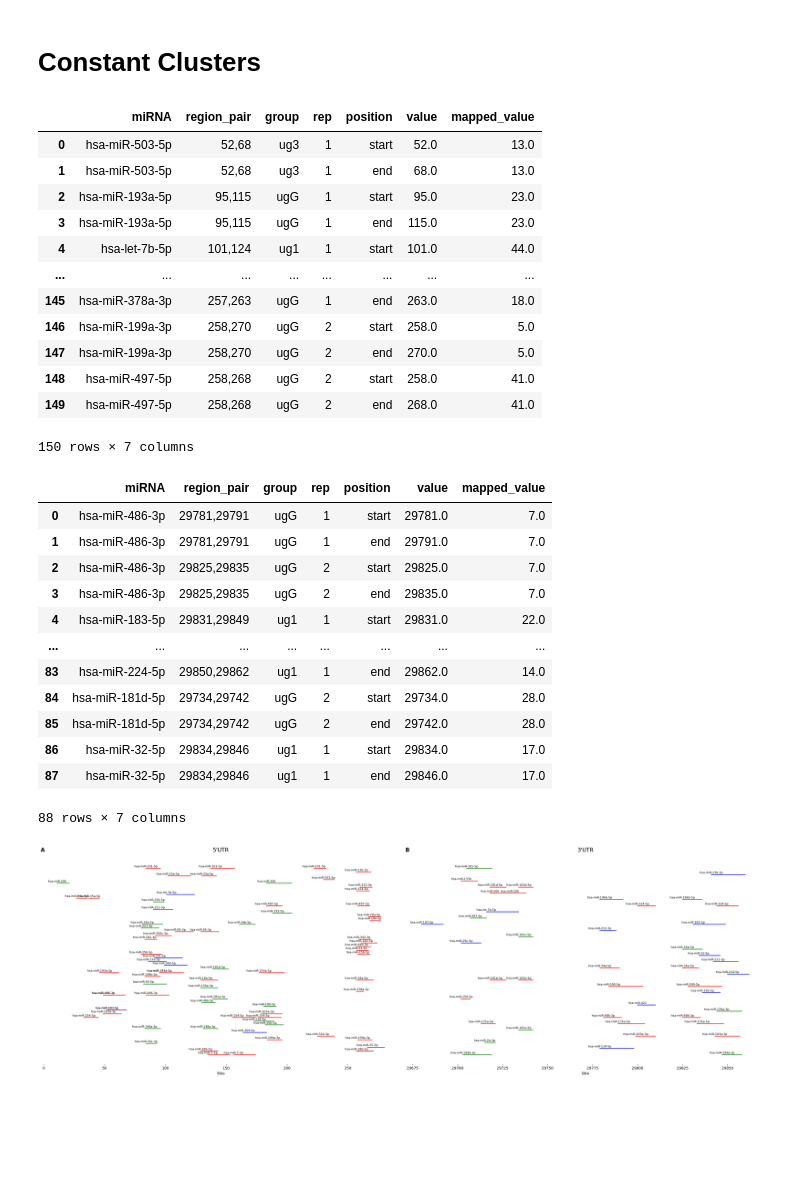
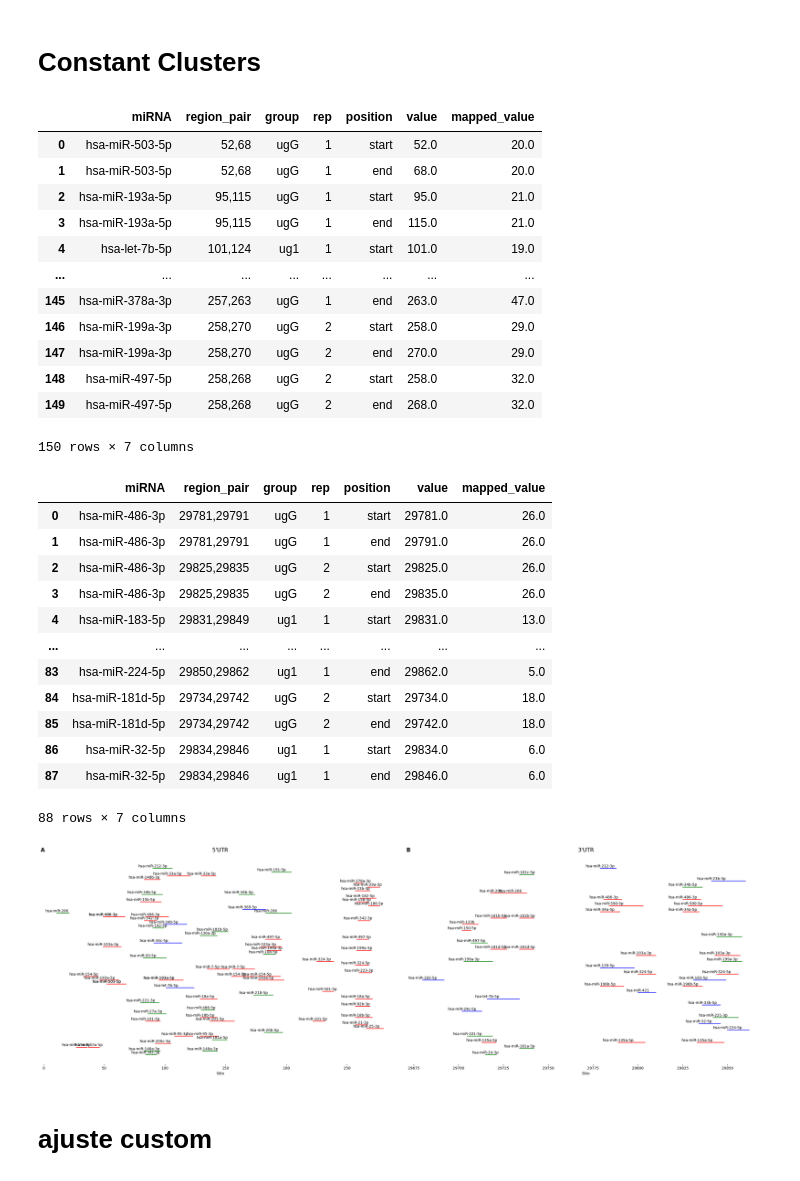
Before and after one commit to FerAmbriz/SelectionPatternsSARSCoV2, a Jupyter notebook: scr/Plot_miRNA.ipynb, the cells around one changed output. Cells and saved outputs as stored; diff of their text form; code cells hidden in the pictures; blank space fills up the shorter version.

```diff
--- a/scr/Plot_miRNA.ipynb
+++ b/scr/Plot_miRNA.ipynb
@@ -683,0 +398,22 @@ df_result2.drop([14,15,16,17,18,19, 26,27,28,29,30,31,32,33,
+# %%
+df_result1.loc[df_result1['group'] != 'ugG', 'mapped_value'] = df_result1.loc[df_result1['group'] != 'ugG', 'mapped_value'].apply(lambda x: x + 35)
+df_result2.loc[df_result2['group'] != 'ugG', 'mapped_value'] = df_result2.loc[df_result2['group'] != 'ugG', 'mapped_value'].apply(lambda x: x + 15)
+
+df_result1.loc[df_result1['miRNA'] == 'hsa-miR-7-1-3p', 'mapped_value'] = df_result1.loc[df_result1['miRNA'] == 'hsa-miR-7-1-3p', 'mapped_value'].apply(lambda x: x - 10)
+df_result1.loc[df_result1['miRNA'] == 'hsa-miR-124-3p', 'mapped_value'] = df_result1.loc[df_result1['miRNA'] == 'hsa-miR-124-3p', 'mapped_value'].apply(lambda x: x - 28)
+df_result1.loc[df_result1['miRNA'] == 'hsa-miR-503-5p', 'mapped_value'] = df_result1.loc[df_result1['miRNA'] == 'hsa-miR-503-5p', 'mapped_value'].apply(lambda x: x - 3)
+df_result1.loc[df_result1['miRNA'] == 'hsa-miR-369-5p', 'mapped_value'] = df_result1.loc[df_result1['miRNA'] == 'hsa-miR-369-5p', 'mapped_value'].apply(lambda x: x - 24)
+df_result1.loc[df_result1['miRNA'] == 'hsa-miR-18b-5p', 'mapped_value'] = df_result1.loc[df_result1['miRNA'] == 'hsa-miR-18b-5p', 'mapped_value'].apply(lambda x: x - 1)
+df_result1.loc[df_result1['miRNA'] == 'hsa-miR-342-3p', 'mapped_value'] = df_result1.loc[df_result1['miRNA'] == 'hsa-miR-342-3p', 'mapped_value'].apply(lambda x: x - 4)
+df_result1.loc[df_result1['miRNA'] == 'hsa-miR-378a-3p', 'mapped_value'] = df_result1.loc[df_result1['miRNA'] == 'hsa-miR-378a-3p', 'mapped_value'].apply(lambda x: x - 4)
+df_result1.loc[df_result1['miRNA'] == 'hsa-miR-15b-5p', 'mapped_value'] = df_result1.loc[df_result1['miRNA'] == 'hsa-miR-15b-5p', 'mapped_value'].apply(lambda x: x - 15)
+df_result1.loc[df_result1['miRNA'] == 'hsa-miR-18b-5p', 'mapped_value'] = df_result1.loc[df_result1['miRNA'] == 'hsa-miR-18b-5p', 'mapped_value'].apply(lambda x: x - 1)
+df_result1.loc[df_result1['miRNA'] == 'hsa-miR-193a-5p', 'mapped_value'] = df_result1.loc[df_result1['miRNA'] == 'hsa-miR-193a-5p', 'mapped_value'].apply(lambda x: x - 4)
+df_result1.loc[df_result1['miRNA'] == 'hsa-miR-324-3p', 'mapped_value'] = df_result1.loc[df_result1['miRNA'] == 'hsa-miR-324-3p', 'mapped_value'].apply(lambda x: x + 4)
+df_result2.loc[df_result2['miRNA'] == 'hsa-miR-135a-5p', 'mapped_value'] = df_result2.loc[df_result2['miRNA'] == 'hsa-miR-135a-5p', 'mapped_value'].apply(lambda x: x - 1)
+
+
+df_result1.loc[34:35, 'mapped_value'] -= 2
+
+
+df_result1
@@ -684,3 +434,6 @@ df_result2.drop([14,15,16,17,18,19, 26,27,28,29,30,31,32,33,
 # %% [markdown]
 # Merge
+# %%
+df_result1['group'] = pd.Categorical(df_result1['group'], categories=['ug1', 'ug2', 'ug3', 'ug4', 'ugG'], ordered=True)
+df_result2['group'] = pd.Categorical(df_result2['group'], categories=['ug1', 'ug2', 'ug3', 'ug4', 'ugG'], ordered=True)
 # %%
@@ -767,7 +675,7 @@ ugG = set(g1) & set(g2)
 
 #print(f'{len(ug1)}, {len(ug2)},{len(ug3)},{len(ug4)}, {len(ugG)}')
 
-dfsp['group'] = dfsp['miRNA'].apply(eval_miRNA)
+dfsp['group'] = dfsp['miRNA'].apply(eval_miRNA2)
 dfsp = dfsp[dfsp['group']!= 'NaN']
 
 dfsp.drop(['Variant'], axis = 1, inplace = True)
@@ -843,17 +751,17 @@ df_result1 = df_result
 df_result1
 # %% [output]
 |  | miRNA | region_pair | group | rep | position | value | mapped_value |
-| 0 | hsa-miR-503-5p | 52,68 | ug3 | 1 | start | 52.0 | 13.0 |
-| 1 | hsa-miR-503-5p | 52,68 | ug3 | 1 | end | 68.0 | 13.0 |
-| 2 | hsa-miR-193a-5p | 95,115 | ugG | 1 | start | 95.0 | 23.0 |
-| 3 | hsa-miR-193a-5p | 95,115 | ugG | 1 | end | 115.0 | 23.0 |
-| 4 | hsa-let-7b-5p | 101,124 | ug1 | 1 | start | 101.0 | 44.0 |
+| 0 | hsa-miR-503-5p | 52,68 | ugG | 1 | start | 52.0 | 20.0 |
+| 1 | hsa-miR-503-5p | 52,68 | ugG | 1 | end | 68.0 | 20.0 |
+| 2 | hsa-miR-193a-5p | 95,115 | ugG | 1 | start | 95.0 | 21.0 |
+| 3 | hsa-miR-193a-5p | 95,115 | ugG | 1 | end | 115.0 | 21.0 |
+| 4 | hsa-let-7b-5p | 101,124 | ug1 | 1 | start | 101.0 | 19.0 |
 | ... | ... | ... | ... | ... | ... | ... | ... |
-| 145 | hsa-miR-378a-3p | 257,263 | ugG | 1 | end | 263.0 | 18.0 |
-| 146 | hsa-miR-199a-3p | 258,270 | ugG | 2 | start | 258.0 | 5.0 |
-| 147 | hsa-miR-199a-3p | 258,270 | ugG | 2 | end | 270.0 | 5.0 |
-| 148 | hsa-miR-497-5p | 258,268 | ugG | 2 | start | 258.0 | 41.0 |
-| 149 | hsa-miR-497-5p | 258,268 | ugG | 2 | end | 268.0 | 41.0 |
+| 145 | hsa-miR-378a-3p | 257,263 | ugG | 1 | end | 263.0 | 47.0 |
+| 146 | hsa-miR-199a-3p | 258,270 | ugG | 2 | start | 258.0 | 29.0 |
+| 147 | hsa-miR-199a-3p | 258,270 | ugG | 2 | end | 270.0 | 29.0 |
+| 148 | hsa-miR-497-5p | 258,268 | ugG | 2 | start | 258.0 | 32.0 |
+| 149 | hsa-miR-497-5p | 258,268 | ugG | 2 | end | 268.0 | 32.0 |
 150 rows × 7 columns
 # %%
 dfsp = pd.read_csv('../../Data/Estratos/Pathways_ExpressionFilter/Expanded_miRNAPredicted_ConstantClusters_Filter_KEGG.tsv', sep = '\t')
@@ -878,7 +786,7 @@ ugG = set(g1) & set(g2)
 
 #print(f'{len(ug1)}, {len(ug2)},{len(ug3)},{len(ug4)}, {len(ugG)}')
 
-dfsp['group'] = dfsp['miRNA'].apply(eval_miRNA)
+dfsp['group'] = dfsp['miRNA'].apply(eval_miRNA2)
 dfsp = dfsp[dfsp['group']!= 'NaN']
 
 dfsp.drop(['Variant'], axis = 1, inplace = True)
@@ -954,17 +862,17 @@ df_result2 = df_result
 df_result2
 # %% [output]
 |  | miRNA | region_pair | group | rep | position | value | mapped_value |
-| 0 | hsa-miR-486-3p | 29781,29791 | ugG | 1 | start | 29781.0 | 7.0 |
-| 1 | hsa-miR-486-3p | 29781,29791 | ugG | 1 | end | 29791.0 | 7.0 |
-| 2 | hsa-miR-486-3p | 29825,29835 | ugG | 2 | start | 29825.0 | 7.0 |
-| 3 | hsa-miR-486-3p | 29825,29835 | ugG | 2 | end | 29835.0 | 7.0 |
-| 4 | hsa-miR-183-5p | 29831,29849 | ug1 | 1 | start | 29831.0 | 22.0 |
+| 0 | hsa-miR-486-3p | 29781,29791 | ugG | 1 | start | 29781.0 | 26.0 |
+| 1 | hsa-miR-486-3p | 29781,29791 | ugG | 1 | end | 29791.0 | 26.0 |
+| 2 | hsa-miR-486-3p | 29825,29835 | ugG | 2 | start | 29825.0 | 26.0 |
+| 3 | hsa-miR-486-3p | 29825,29835 | ugG | 2 | end | 29835.0 | 26.0 |
+| 4 | hsa-miR-183-5p | 29831,29849 | ug1 | 1 | start | 29831.0 | 13.0 |
 | ... | ... | ... | ... | ... | ... | ... | ... |
-| 83 | hsa-miR-224-5p | 29850,29862 | ug1 | 1 | end | 29862.0 | 14.0 |
-| 84 | hsa-miR-181d-5p | 29734,29742 | ugG | 2 | start | 29734.0 | 28.0 |
-| 85 | hsa-miR-181d-5p | 29734,29742 | ugG | 2 | end | 29742.0 | 28.0 |
-| 86 | hsa-miR-32-5p | 29834,29846 | ug1 | 1 | start | 29834.0 | 17.0 |
-| 87 | hsa-miR-32-5p | 29834,29846 | ug1 | 1 | end | 29846.0 | 17.0 |
+| 83 | hsa-miR-224-5p | 29850,29862 | ug1 | 1 | end | 29862.0 | 5.0 |
+| 84 | hsa-miR-181d-5p | 29734,29742 | ugG | 2 | start | 29734.0 | 18.0 |
+| 85 | hsa-miR-181d-5p | 29734,29742 | ugG | 2 | end | 29742.0 | 18.0 |
+| 86 | hsa-miR-32-5p | 29834,29846 | ug1 | 1 | start | 29834.0 | 6.0 |
+| 87 | hsa-miR-32-5p | 29834,29846 | ug1 | 1 | end | 29846.0 | 6.0 |
 88 rows × 7 columns
 # %%
 fig, (ax1, ax2) = plt.subplots(1, 2, figsize=(28, 9))
@@ -982,7 +890,7 @@ for i in df_result1.miRNA.unique():
 grouped = df_result1.groupby(by=['miRNA', 'rep']).first().reset_index()
 for i in range(len(grouped)):
     ax1.annotate(grouped['miRNA'][i], (grouped['value'][i], grouped['mapped_value'][i]), textcoords="offset points",
-                 xytext=(0, 3), ha='center', fontsize=8)
+                 xytext=(0, 3), ha='center', fontsize=10)
 
 
 sns.despine(left=True, bottom=True, ax=ax1)
@@ -996,32 +904,34 @@ for i in df_result2.miRNA.unique():
         sns.lineplot(data=df_ij, x='value', y='mapped_value', hue='group',
                      palette={'ugG': 'red', 'ug1': 'blue', 'ug2': 'green', 'ug3': 'purple', 'ug4': 'orange'},
                      legend=False, ax=ax2)
 
 # Agrupar por miRNA y anotar solo el primer punto de cada grupo
 grouped = df_result2.groupby(by=['miRNA', 'rep']).first().reset_index()
 for i in range(len(grouped)):
     ax2.annotate(grouped['miRNA'][i], (grouped['value'][i], grouped['mapped_value'][i]), textcoords="offset points",
-                 xytext=(0, 3), ha='center', fontsize=8)
+                 xytext=(0, 3), ha='center', fontsize=10)
 
 sns.despine(left=True, bottom=True, ax=ax2)
 ax1.set_title('A', fontweight="bold", loc = 'left', fontsize=15)
 ax1.set_title("5'UTR", fontsize=15, pad=20)
 
 
 ax2.set_title('B', fontweight="bold", loc = 'left', fontsize=15)
 ax2.set_title("3'UTR", fontsize=15, pad=20)
 
 ax1.set_xlabel('Sitio')
 ax2.set_xlabel('Sitio')
 
 ax1.set_ylabel('')
 ax2.set_ylabel('')
 
 ax1.set_yticks([])
 ax2.set_yticks([])
 
 plt.tight_layout()
 plt.savefig('../../Plots/miRNA_predicted_geoConstantCluster.pdf')
 plt.show()
 # %% [output]
-[figure, old version]
+[figure, new version]
+# %% [markdown]
+# ajuste custom
```
Also changed, not shown: parts of 36 cells of this notebook, 4 other files.
